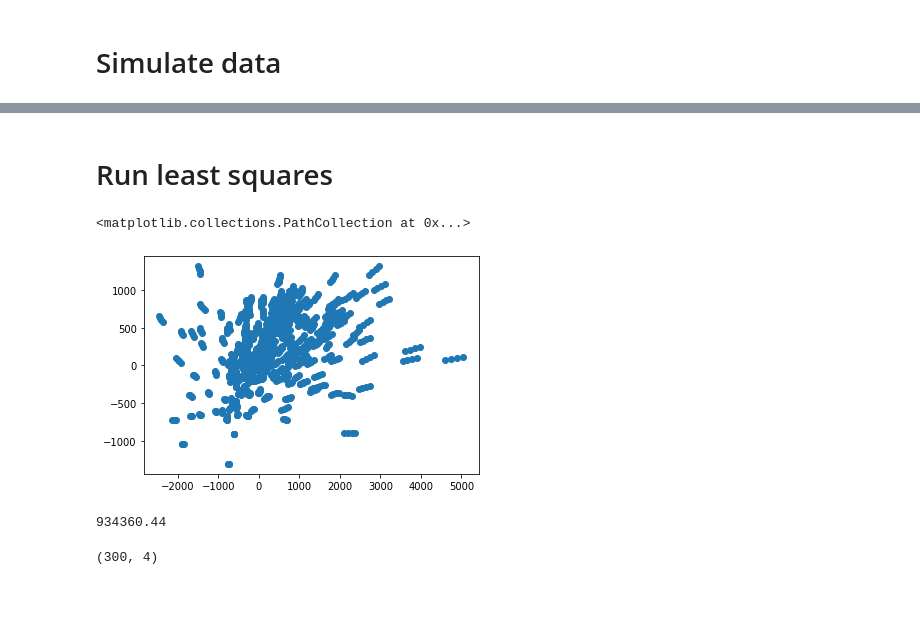
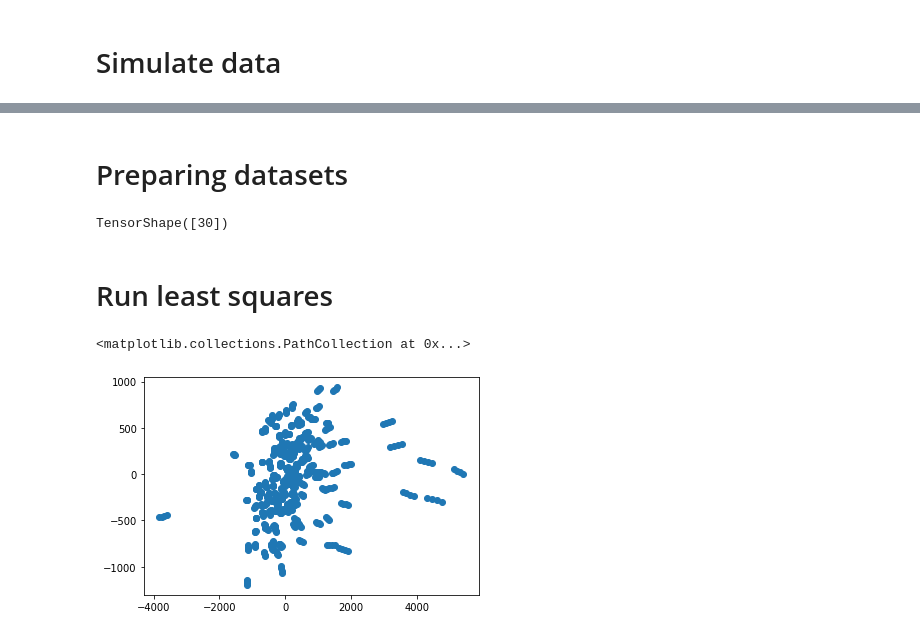
Before and after one commit to liangyy/ptrs-tf, a Jupyter notebook: notebook/first_try_on_cnn.ipynb, the cells around one changed output, grey strips where cells are left out. Saved outputs shown, nothing was run; the diff lists cells and outputs as text; code cells hidden in the pictures; blank space fills up the shorter version.

Commit message:
finished up toy test on cnn ptrs

```diff
--- a/notebook/first_try_on_cnn.ipynb
+++ b/notebook/first_try_on_cnn.ipynb
@@ -168,2 +37,23 @@ mse(ytest, ytest_pred)
+# %% [markdown]
+# Preparing datasets
+# %%
+def get_inputs_and_y(dataset, n_outcome, block = 100000000):
+    for inputs, y in dataset.unbatch().batch(block):
+#         inputs = [inputs, y[:, n_outcome:]]
+#         y = y[:, :n_outcome]
+        break
+    return inputs, y
+
+# data splitting
+dataset_train = dataset.take(100)
+dataset_valid = dataset.skip(100).take(15)
+dataset_test = dataset.skip(115).take(100)
+
+ele_valid = get_inputs_and_y(dataset_valid, n_outcome)
+ele_test = get_inputs_and_y(dataset_test, n_outcome)
+# %%
+ele_valid[0][0].shape
+# %% [output]
+TensorShape([30])
 # %% [markdown]
 # Run least squares
@@ -176,10 +60,20 @@ lib_LinearAlgebra = reload(lib_LinearAlgebra)
 # %%
 data_scheme = lib_LinearAlgebra.DataScheme(
     dataset = dataset_train,
     X_index = 0,
     Y_index = 1,
     outcome_indice = [ 0, 1, 2, 3 ],
     covariate_indice = np.array([ i for i in range(n_outcome, kcovar + n_outcome) ])
 )
 
 solver = lib_LinearAlgebra.LeastSquaredEstimator(data_scheme, normalizer = False, intercept = True)
+
+solver.solve()
+
+o = solver.predict_x(dataset_test)
+ytest_ls = o['y']
+ytest_pred_ls = o['y_pred_from_x']
+plt.scatter(ytest_ls, ytest_pred_ls)
+# %% [output]
+<matplotlib.collections.PathCollection at 0x...>
+[figure, added]
@@ -192,13 +79,0 @@ ytest_pred_ls = o['y_pred']# [:, 0]
-# %%
-plt.scatter(ytest_ls, ytest_pred_ls)
-# %% [output]
-<matplotlib.collections.PathCollection at 0x...>
-[figure, removed]
-# %%
-mse(ytest_ls, ytest_pred_ls)
-# %% [output]
-934360.44
-# %%
-ytest_ls.shape
-# %% [output]
-(300, 4)
```
Also changed, not shown: parts of 46 cells of this notebook, 1 other file.
